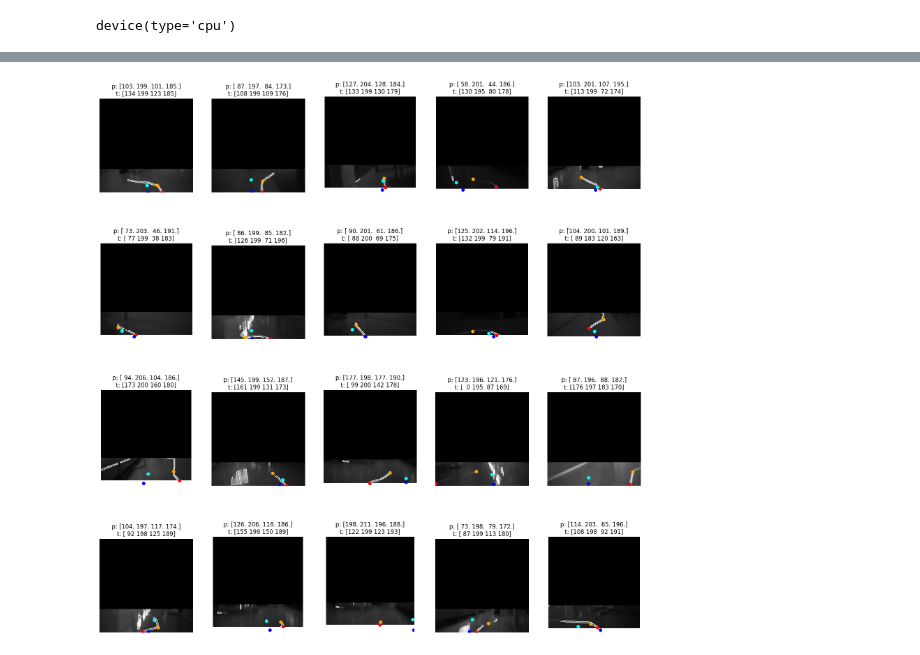
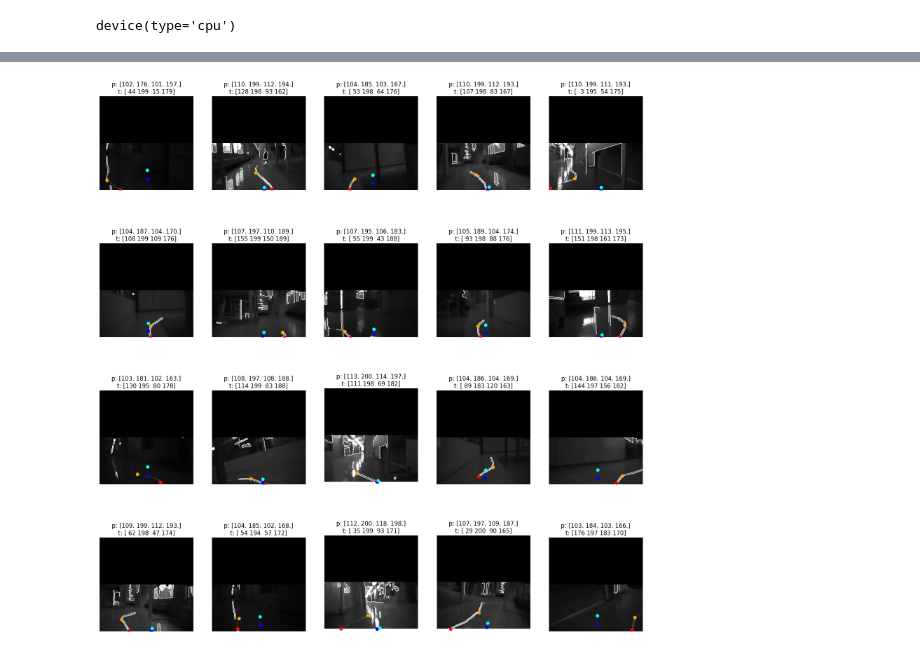
Before and after one commit to Brasey-on-github/IAA_Labs, a Jupyter notebook: lab2/src/CNN.ipynb, the cells around one changed output, grey strips where cells are left out. Saved outputs shown, nothing was run; the diff lists cells and outputs as text; code cells hidden in the pictures.

```diff
--- a/lab2/src/CNN.ipynb
+++ b/lab2/src/CNN.ipynb
@@ -72,22 +61,22 @@ print(train_img.shape)
 # %%
 import cv2
-#make edges detection on images
+def open_images(paths):
+        images = []
+        for path in paths:
+                with PIL.Image.open(img_dir + path) as image:
+                        images.append(np.asarray(image))
+
+        return np.array(images)
 
 def preprocess_images(images):
         processed_images = []
         for image in images:
-                processed_image = cv2.Canny(image, 100, 200)
+                processed_image = cv2.Canny(image, 60, 200)
 
                 # put a opacity of the original image back in
                 processed_image = np.where(processed_image == 0, image, processed_image)
-                # make the top 150 pixels black
                 processed_image[:150] = 0
 
-
-                processed_images.append(processed_image)
+                processed_images.append(np.expand_dims(processed_image, axis= 2))
 
         return np.array(processed_images)
-
-
-train_img = preprocess_images(train_img)
-test_img = preprocess_images(test_img)
@@ -230,2 +216,0 @@ def train(model, dataloader, valdataloader, epochs=1000, lr=0.001):
-# %%
-model = train(model, dataloader, valdataloader, epochs=1000, lr=0.001)
@@ -258,10 +273,10 @@ Accuracy of the network on the test images: 429112 %
 def predict(model , image):
     model.eval()
     with torch.no_grad():
-        image = torch.from_numpy(image).float()
+        image = torch.from_numpy(np.transpose(image,(2,1,0))).float()
         image = image.to(device)
-        outputs = model(image.unsqueeze(0).unsqueeze(0))
-    return outputs.cpu().numpy().flatten()
+        outputs = model(image)
+    return outputs.cpu().numpy()
 # %%
 
 # OUR PREDICTION
@@ -277,33 +295,32 @@ print(test_coords[0])
 # %%
 # Generate a random sample of images each time the cell is run
 random_range = random.sample(range(1, len(test_img)), 20)
 
 # Create a Matplotlib figure
 plt.figure(figsize=(20,20))
 
 for itr, i in enumerate(random_range, 1):
-    image = test_img[i]
     coords = test_coords[i]
-    output = predict(model, image)
+    output = predict(model, test_img[i])
 
     # Clip the values to 0-1 and draw the sample of images
     plt.subplot(4, 5, itr)
-    plt.imshow(image, cmap='gray')
+    plt.imshow(test_img[i], cmap='gray')
     plt.axis('off')
     plt.title("p: " + str(np.round(output)) + "\nt: " + str(coords))
 
     # Plot the ground truth points with red variation
     plt.scatter(coords[0], coords[1], c='red', marker='o', label='Ground Truth A')
     plt.scatter(coords[2], coords[3], c='orange', marker='o', label='Ground Truth B')
 
     # Plot the prediction points with blue variation
     plt.scatter(output[0], output[1], c='blue', marker='o', label='Prediction A')
     plt.scatter(output[2], output[3], c='cyan', marker='o', label='Prediction B')
 
 # Adjust the spacing between subplots
 plt.subplots_adjust(hspace=0.5)
 
 # Show the plot
 plt.show()
 # %% [output]
-[figure, old version]
+[figure, new version]
```
Also changed, not shown: parts of 15 cells of this notebook.
